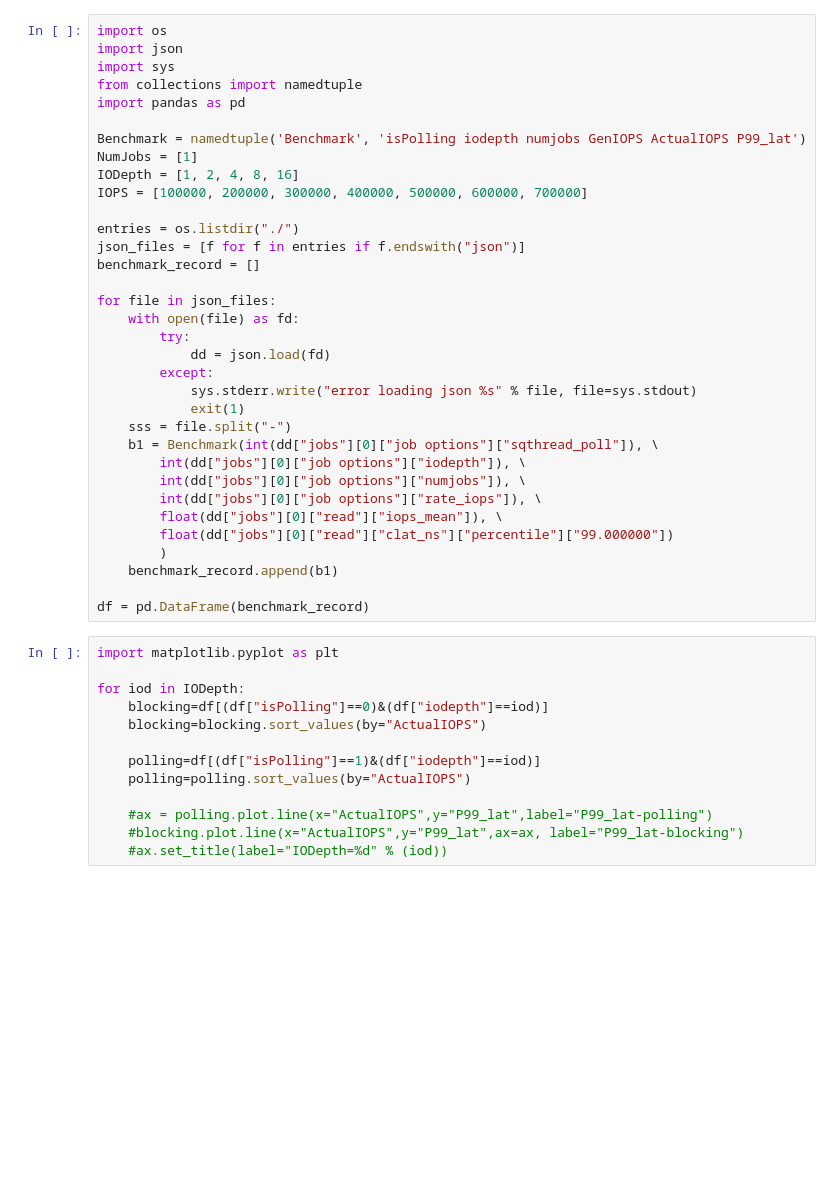
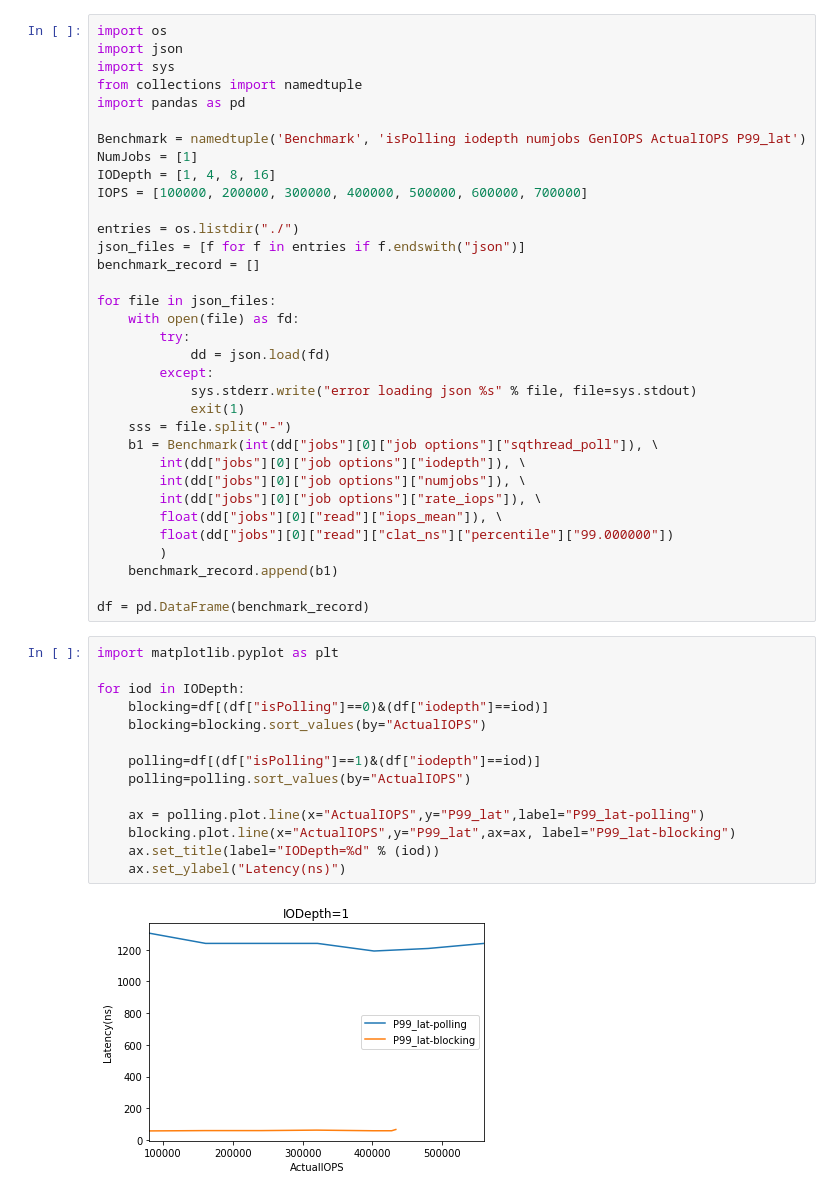
Before and after one commit to mickeydonkey/fio_benchmarks, a Jupyter notebook: 1_process_ramfs/plot.ipynb, the cells around one changed output. Saved outputs shown, nothing was run; the diff lists cells and outputs as text; blank space fills up the shorter version.

Commit message:
change plot file.

```diff
--- a/1_process_ramfs/plot.ipynb
+++ b/1_process_ramfs/plot.ipynb
@@ -7,7 +7,7 @@ import pandas as pd
 
 Benchmark = namedtuple('Benchmark', 'isPolling iodepth numjobs GenIOPS ActualIOPS P99_lat')
 NumJobs = [1]
-IODepth = [1, 2, 4, 8, 16]
+IODepth = [1, 4, 8, 16]
 IOPS = [100000, 200000, 300000, 400000, 500000, 600000, 700000]
 
 entries = os.listdir("./")
@@ -35,13 +35,16 @@ df = pd.DataFrame(benchmark_record)
 # %%
 import matplotlib.pyplot as plt
 
 for iod in IODepth:
     blocking=df[(df["isPolling"]==0)&(df["iodepth"]==iod)]
     blocking=blocking.sort_values(by="ActualIOPS")
 
     polling=df[(df["isPolling"]==1)&(df["iodepth"]==iod)]
     polling=polling.sort_values(by="ActualIOPS")
 
-    #ax = polling.plot.line(x="ActualIOPS",y="P99_lat",label="P99_lat-polling")
-    #blocking.plot.line(x="ActualIOPS",y="P99_lat",ax=ax, label="P99_lat-blocking")
-    #ax.set_title(label="IODepth=%d" % (iod))
+    ax = polling.plot.line(x="ActualIOPS",y="P99_lat",label="P99_lat-polling")
+    blocking.plot.line(x="ActualIOPS",y="P99_lat",ax=ax, label="P99_lat-blocking")
+    ax.set_title(label="IODepth=%d" % (iod))
+    ax.set_ylabel("Latency(ns)")
+# %% [output]
+[figure, added]
```
Also changed, not shown: parts of 1 cell of this notebook.
